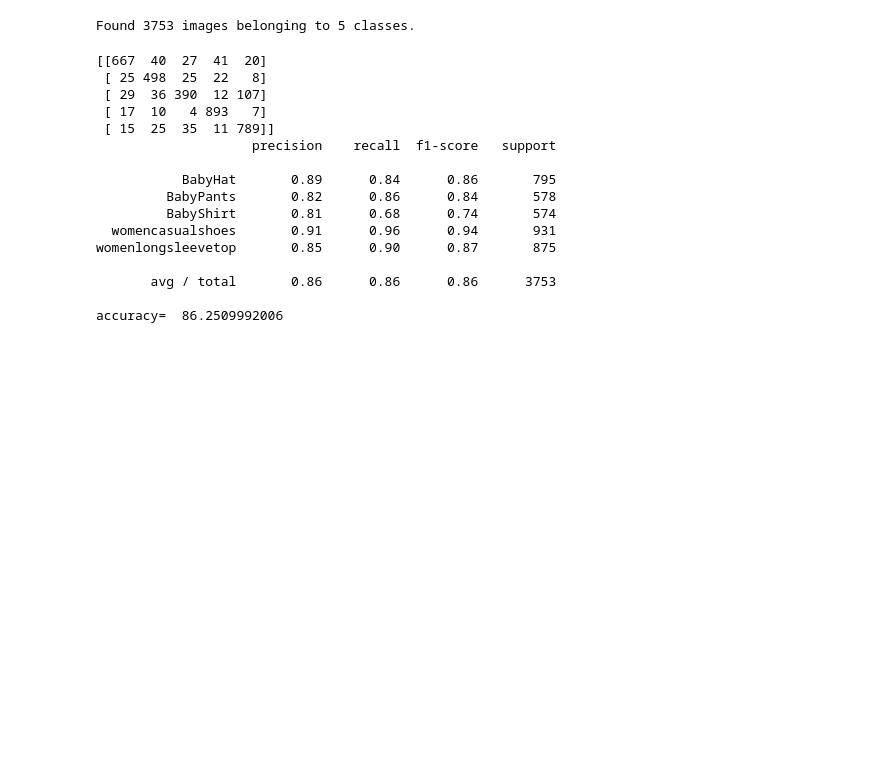
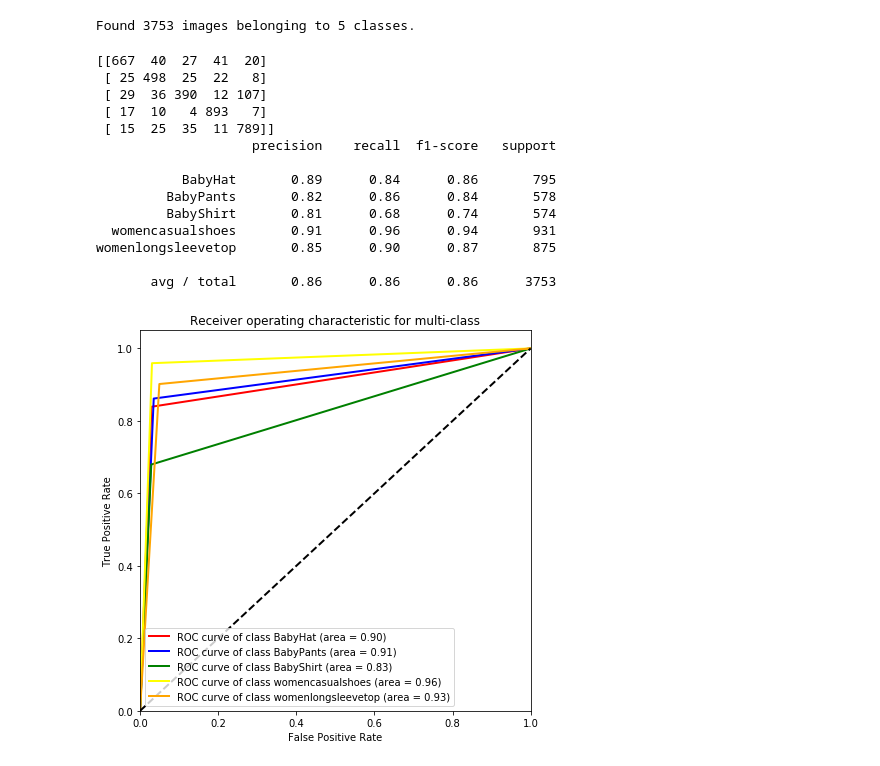
Before and after one commit to kennethrithvik/IET-Shopee_hackathon, a Jupyter notebook: subclass_experiment/Train.ipynb, the cells around one changed output. Saved outputs shown, nothing was run; the diff lists cells and outputs as text; code cells hidden in the pictures; blank space fills up the shorter version.

Commit message:
added roc curve

```diff
--- a/subclass_experiment/Train.ipynb
+++ b/subclass_experiment/Train.ipynb
@@ -172,7 +172,6 @@ confusion_mtx = confusion_matrix(y_actual, y_pred)
 print(confusion_mtx)
 target_names = classnames
 print(classification_report(y_actual, y_pred, target_names=target_names))
-print("accuracy= ",(confusion_mtx.diagonal().sum()/confusion_mtx.sum())*100)
 # %% [output]
 [[667  40  27  41  20]
  [ 25 498  25  22   8]
@@ -188,5 +187,63 @@ print("accuracy= ",(confusion_mtx.diagonal().sum()/confusion_mtx.sum())*100)
 womenlongsleevetop       0.85      0.90      0.87       875
 
        avg / total       0.86      0.86      0.86      3753
-
-accuracy=  86.2509992006
+# %%
+from sklearn.metrics import roc_curve, auc
+from sklearn.preprocessing import label_binarize
+from sklearn.multiclass import OneVsRestClassifier
+import matplotlib.pyplot as plt
+%matplotlib inline
+from scipy import interp
+from itertools import cycle
+
+y_actual_binary = label_binarize(y_actual, classes=[0, 1, 2, 3, 4])
+y_pred_binary = label_binarize(y_pred, classes=[0, 1, 2, 3, 4])
+n_classes=5
+# Compute ROC curve and ROC area for each class
+fpr = dict()
+tpr = dict()
+roc_auc = dict()
+for i in range(n_classes):
+    fpr[i], tpr[i], _ = roc_curve(y_actual_binary[:, i], y_pred_binary[:, i])
+    roc_auc[i] = auc(fpr[i], tpr[i])
+
+# Compute micro-average ROC curve and ROC area
+fpr["micro"], tpr["micro"], _ = roc_curve(y_actual_binary.ravel(), y_pred_binary.ravel())
+roc_auc["micro"] = auc(fpr["micro"], tpr["micro"])
+
+# Compute macro-average ROC curve and ROC area
+
+# First aggregate all false positive rates
+all_fpr = np.unique(np.concatenate([fpr[i] for i in range(n_classes)]))
+
+# Then interpolate all ROC curves at this points
+mean_tpr = np.zeros_like(all_fpr)
+for i in range(n_classes):
+    mean_tpr += interp(all_fpr, fpr[i], tpr[i])
+
+# Finally average it and compute AUC
+mean_tpr /= n_classes
+
+fpr["macro"] = all_fpr
+tpr["macro"] = mean_tpr
+roc_auc["macro"] = auc(fpr["macro"], tpr["macro"])
+
+# Plot all ROC curves
+plt.figure(figsize=(7, 7))
+
+colors = cycle(['red','blue','green','yellow','orange'])
+for i, color in zip(range(n_classes), colors):
+    plt.plot(fpr[i], tpr[i], color=color, lw=lw,
+             label='ROC curve of class {0} (area = {1:0.2f})'
+             ''.format(classnames[i], roc_auc[i]))
+
+plt.plot([0, 1], [0, 1], 'k--', lw=lw)
+plt.xlim([0.0, 1.0])
+plt.ylim([0.0, 1.05])
+plt.xlabel('False Positive Rate')
+plt.ylabel('True Positive Rate')
+plt.title('Receiver operating characteristic for multi-class')
+plt.legend(loc="best")
+plt.show()
+# %% [output]
+[figure, added]
```
